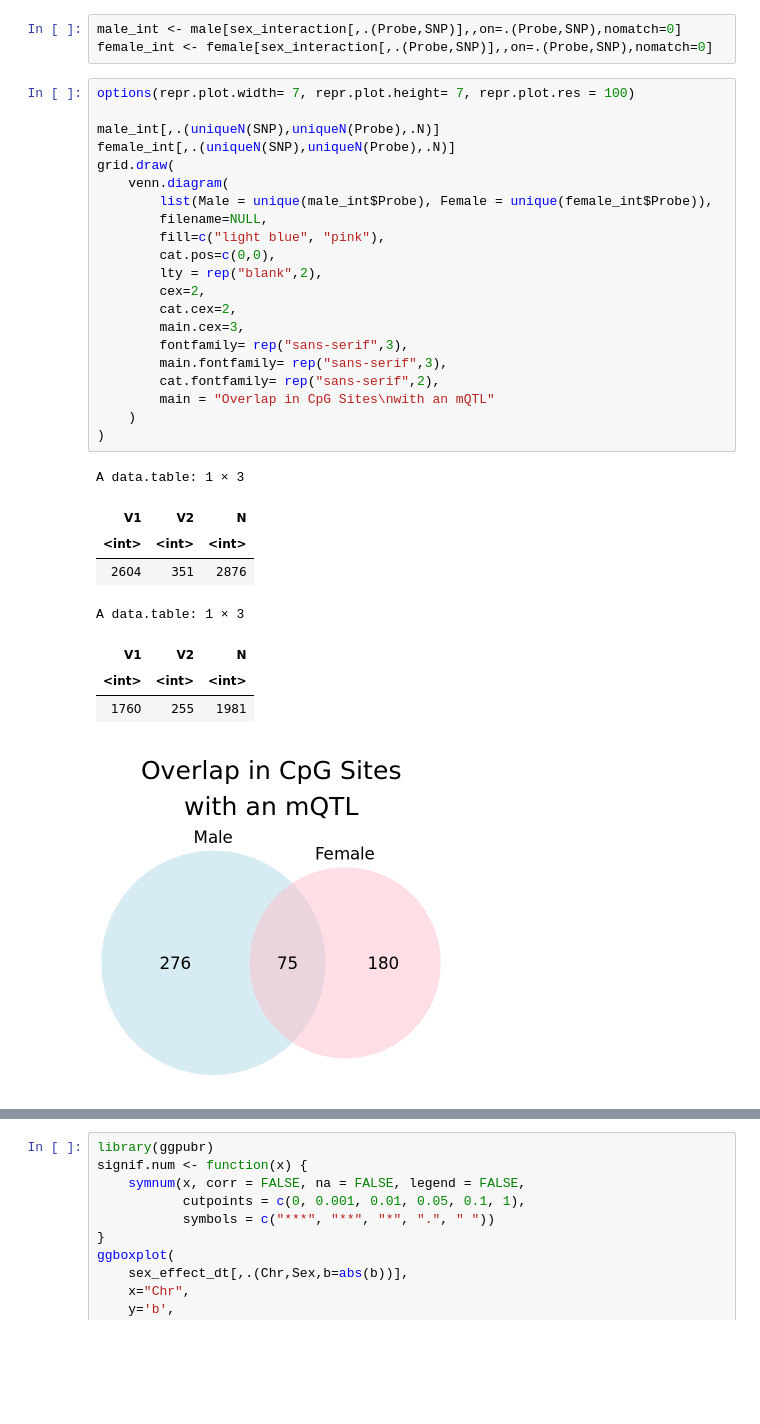
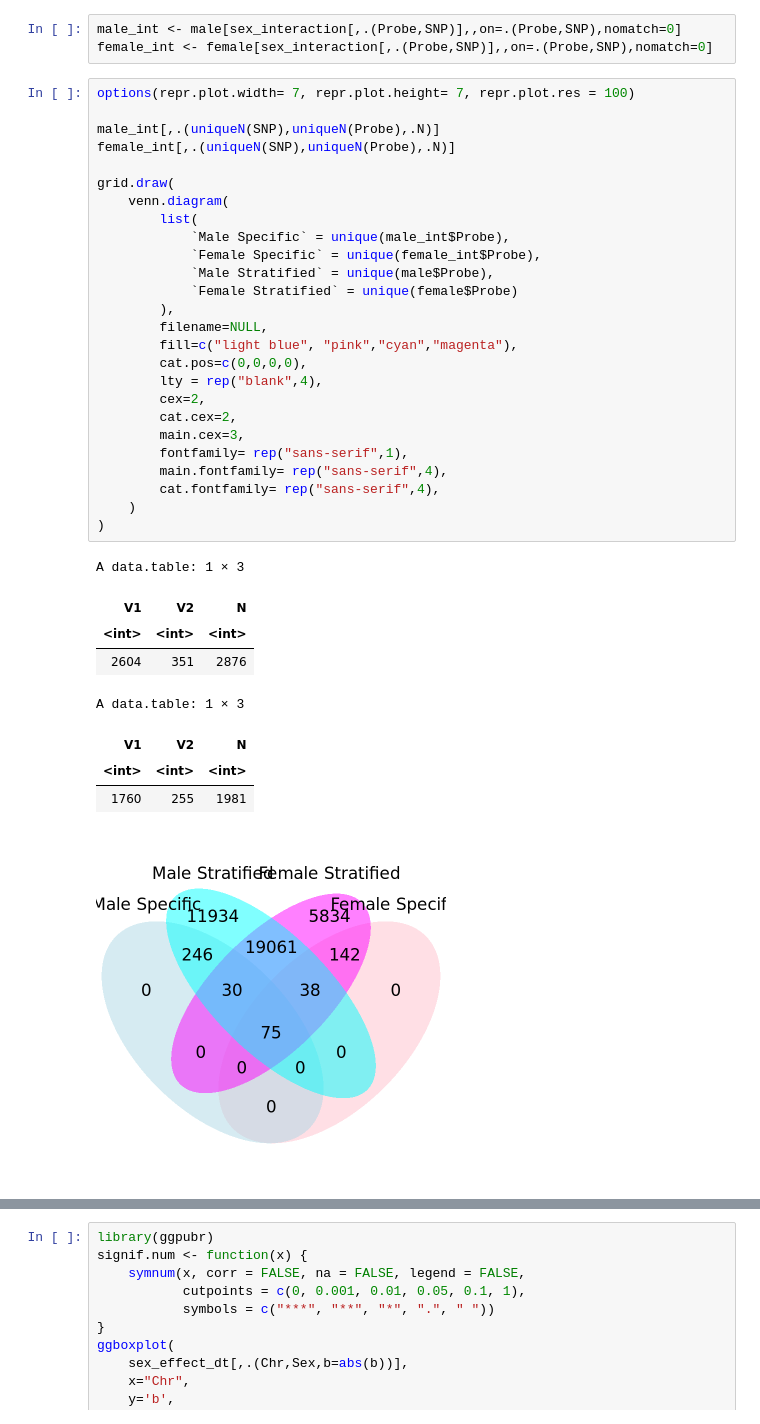
Before and after one commit to wilcas/sex_specific_mQTL, a Jupyter notebook: delahaye_mQTL_analyses/bonf_mQTL_exploration.ipynb, the cells around one changed output, grey strips where cells are left out. Drawn from its saved outputs; the diff is of its cells as text; blank space fills up the shorter version.

```diff
--- a/delahaye_mQTL_analyses/bonf_mQTL_exploration.ipynb
+++ b/delahaye_mQTL_analyses/bonf_mQTL_exploration.ipynb
@@ -41,34 +42,39 @@ female_int <- female[sex_interaction[,.(Probe,SNP)],,on=.(Probe,SNP),nomatch=0]
 # %%
 options(repr.plot.width= 7, repr.plot.height= 7, repr.plot.res = 100)
 
 male_int[,.(uniqueN(SNP),uniqueN(Probe),.N)]
 female_int[,.(uniqueN(SNP),uniqueN(Probe),.N)]
+
 grid.draw(
     venn.diagram(
-        list(Male = unique(male_int$Probe), Female = unique(female_int$Probe)),
+        list(
+            `Male Specific` = unique(male_int$Probe),
+            `Female Specific` = unique(female_int$Probe),
+            `Male Stratified` = unique(male$Probe),
+            `Female Stratified` = unique(female$Probe)
+        ),
         filename=NULL,
-        fill=c("light blue", "pink"),
-        cat.pos=c(0,0),
-        lty = rep("blank",2),
+        fill=c("light blue", "pink","cyan","magenta"),
+        cat.pos=c(0,0,0,0),
+        lty = rep("blank",4),
         cex=2,
         cat.cex=2,
         main.cex=3,
-        fontfamily= rep("sans-serif",3),
-        main.fontfamily= rep("sans-serif",3),
-        cat.fontfamily= rep("sans-serif",2),
-        main = "Overlap in CpG Sites\nwith an mQTL"
+        fontfamily= rep("sans-serif",1),
+        main.fontfamily= rep("sans-serif",4),
+        cat.fontfamily= rep("sans-serif",4),
     )
 )
 # %% [output]
 A data.table: 1 × 3
 | V1 | V2 | N |
 | <int> | <int> | <int> |
 | 2604 | 351 | 2876 |
 A data.table: 1 × 3
 | V1 | V2 | N |
 | <int> | <int> | <int> |
 | 1760 | 255 | 1981 |
-[figure, old version]
+[figure, new version]
 # %%
 grid.draw(
     venn.diagram(
```
Also changed, not shown: parts of 21 cells of this notebook, 1 other file.
